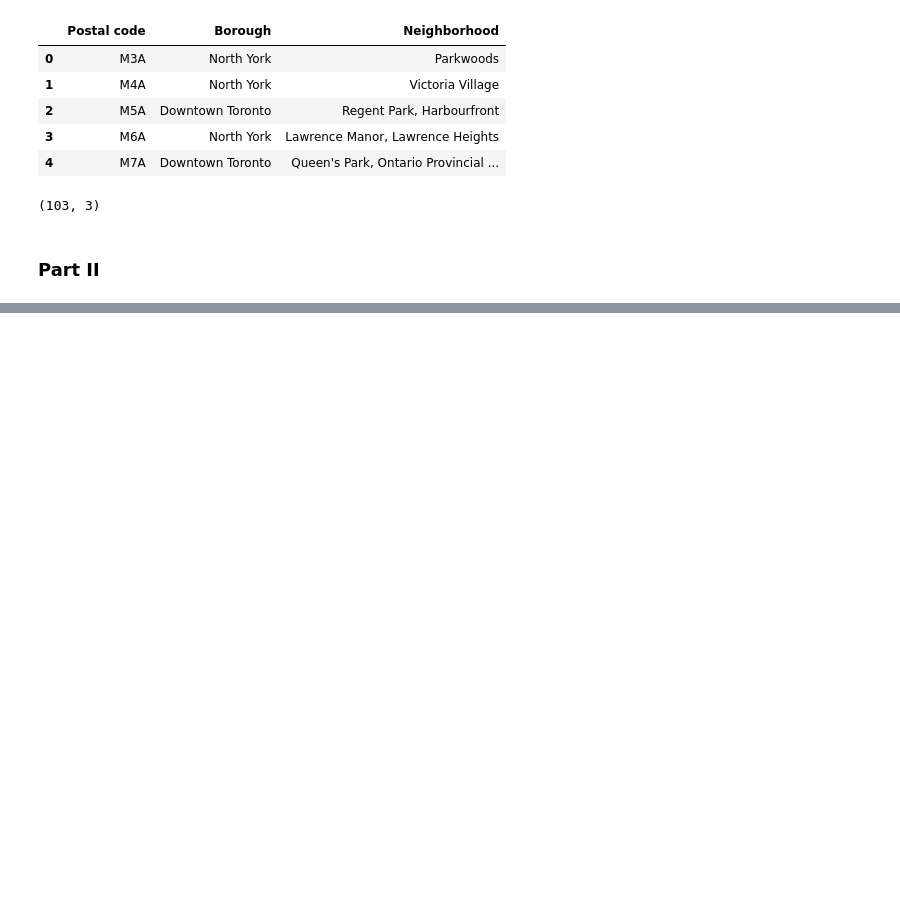
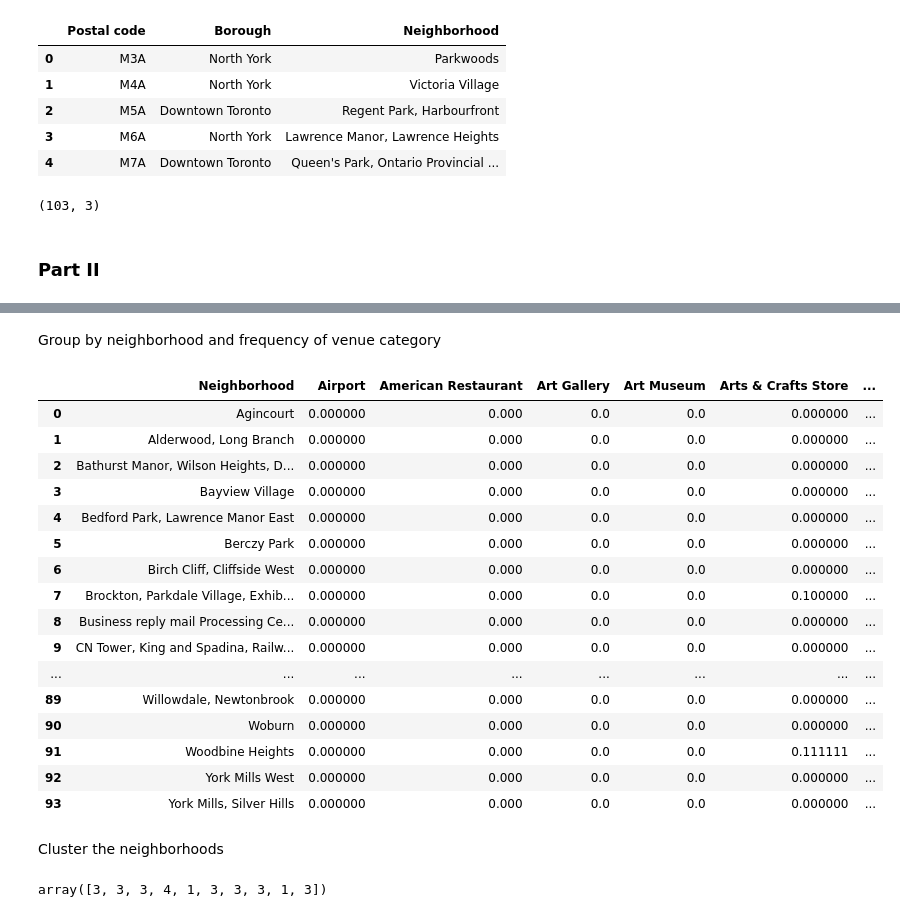
Before and after one commit to polinkov/DataScienceCapstone, a Jupyter notebook: Capstone Clustering.ipynb, the cells around one changed output, grey strips where cells are left out. Drawn from its saved outputs; the diff is of its cells as text; code cells hidden in the pictures; blank space fills up the shorter version.

```diff
--- a/Capstone Clustering.ipynb
+++ b/Capstone Clustering.ipynb
@@ -90,0 +191,2 @@ df.shape
+# %%
+df=pd.concat([df,latlng],axis=1)
@@ -90,0 +240,8 @@ df.shape
+# %%
+CLIENT_ID = '3NHOBPCDSRG1R0LMHUGB0ROC2Q1AET32BM5YLMEFFEVTEP4G' # your Foursquare ID
+CLIENT_SECRET = '3BF4AGXETKHU3PDUGNW4SPMSBZ5FMWGRCODJW3130MQCWXM5' # your Foursquare Secret
+VERSION = '20200505'#'20180605' # Foursquare API version
+
+print('Your credentails:')
+print('CLIENT_ID: ' + CLIENT_ID)
+print('CLIENT_SECRET:' + CLIENT_SECRET)
@@ -90,0 +294,3 @@ df.shape
+# %%
+toronto_venues = getNearbyVenues(names=df['Neighborhood'],latitudes=df['Latitude'],
+                                 longitudes=df['Longitude'])
@@ -90,0 +336,14 @@ df.shape
+# %%
+# one hot encoding
+toronto_onehot = pd.get_dummies(toronto_venues[['Venue Category']], prefix="", prefix_sep="")
+
+# add neighborhood column back to dataframe
+toronto_onehot['Neighborhood'] = toronto_venues['Neighborhood']
+
+# move neighborhood column to the first column
+cols=list(toronto_onehot)
+cols.insert(0, cols.pop(cols.index('Neighborhood')))
+toronto_onehot = toronto_onehot.loc[:, cols]
+toronto_onehot
+
+toronto_onehot.head()
@@ -90,0 +357,38 @@ df.shape
+# %% [markdown]
+Group by neighborhood and frequency of venue category
+# %%
+toronto_grouped = toronto_onehot.groupby('Neighborhood').mean().reset_index()
+toronto_grouped
+# %% [output]
+|  | Neighborhood | Airport | American Restaurant | Art Gallery | Art Museum | Arts & Crafts Store | ... |
+| 0 | Agincourt | 0.000000 | 0.000 | 0.0 | 0.0 | 0.000000 | ... |
+| 1 | Alderwood, Long Branch | 0.000000 | 0.000 | 0.0 | 0.0 | 0.000000 | ... |
+| 2 | Bathurst Manor, Wilson Heights, D... | 0.000000 | 0.000 | 0.0 | 0.0 | 0.000000 | ... |
+| 3 | Bayview Village | 0.000000 | 0.000 | 0.0 | 0.0 | 0.000000 | ... |
+| 4 | Bedford Park, Lawrence Manor East | 0.000000 | 0.000 | 0.0 | 0.0 | 0.000000 | ... |
+| 5 | Berczy Park | 0.000000 | 0.000 | 0.0 | 0.0 | 0.000000 | ... |
+| 6 | Birch Cliff, Cliffside West | 0.000000 | 0.000 | 0.0 | 0.0 | 0.000000 | ... |
+| 7 | Brockton, Parkdale Village, Exhib... | 0.000000 | 0.000 | 0.0 | 0.0 | 0.100000 | ... |
+| 8 | Business reply mail Processing Ce... | 0.000000 | 0.000 | 0.0 | 0.0 | 0.000000 | ... |
+| 9 | CN Tower, King and Spadina, Railw... | 0.000000 | 0.000 | 0.0 | 0.0 | 0.000000 | ... |
+| ... | ... | ... | ... | ... | ... | ... | ... |
+| 89 | Willowdale, Newtonbrook | 0.000000 | 0.000 | 0.0 | 0.0 | 0.000000 | ... |
+| 90 | Woburn | 0.000000 | 0.000 | 0.0 | 0.0 | 0.000000 | ... |
+| 91 | Woodbine Heights | 0.000000 | 0.000 | 0.0 | 0.0 | 0.111111 | ... |
+| 92 | York Mills West | 0.000000 | 0.000 | 0.0 | 0.0 | 0.000000 | ... |
+| 93 | York Mills, Silver Hills | 0.000000 | 0.000 | 0.0 | 0.0 | 0.000000 | ... |
+# %% [markdown]
+Cluster the neighborhoods
+# %%
+# set number of clusters
+kclusters = 5
+
+toronto_grouped_clustering = toronto_grouped.drop('Neighborhood', 1)
+
+# run k-means clustering
+kmeans = KMeans(n_clusters=kclusters, random_state=0).fit(toronto_grouped_clustering)
+
+# check cluster labels generated for each row in the dataframe
+kmeans.labels_[0:10]
+# %% [output]
+array([3, 3, 3, 4, 1, 3, 3, 3, 1, 3])
```
Also changed, not shown: parts of 42 cells of this notebook.
